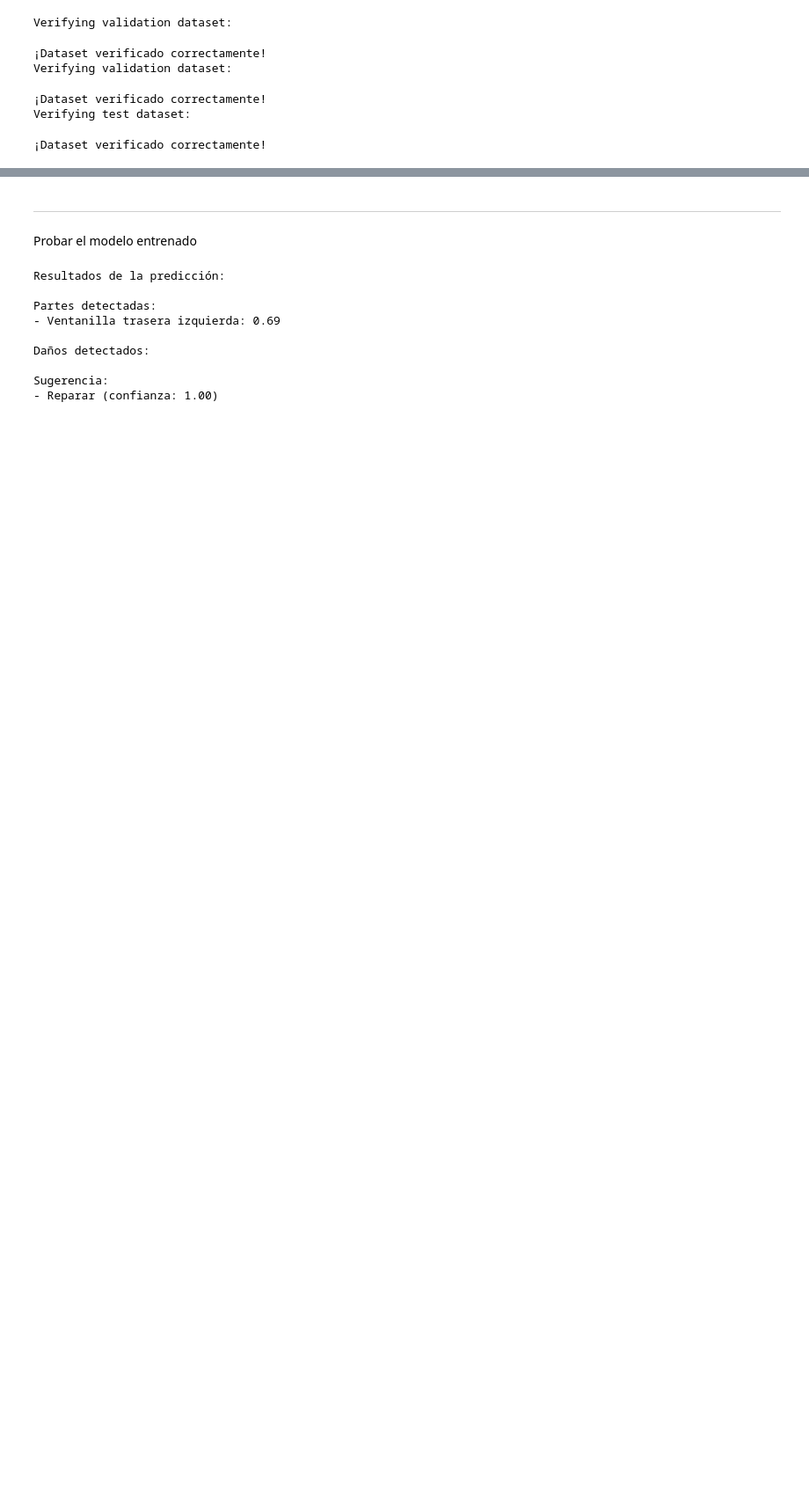
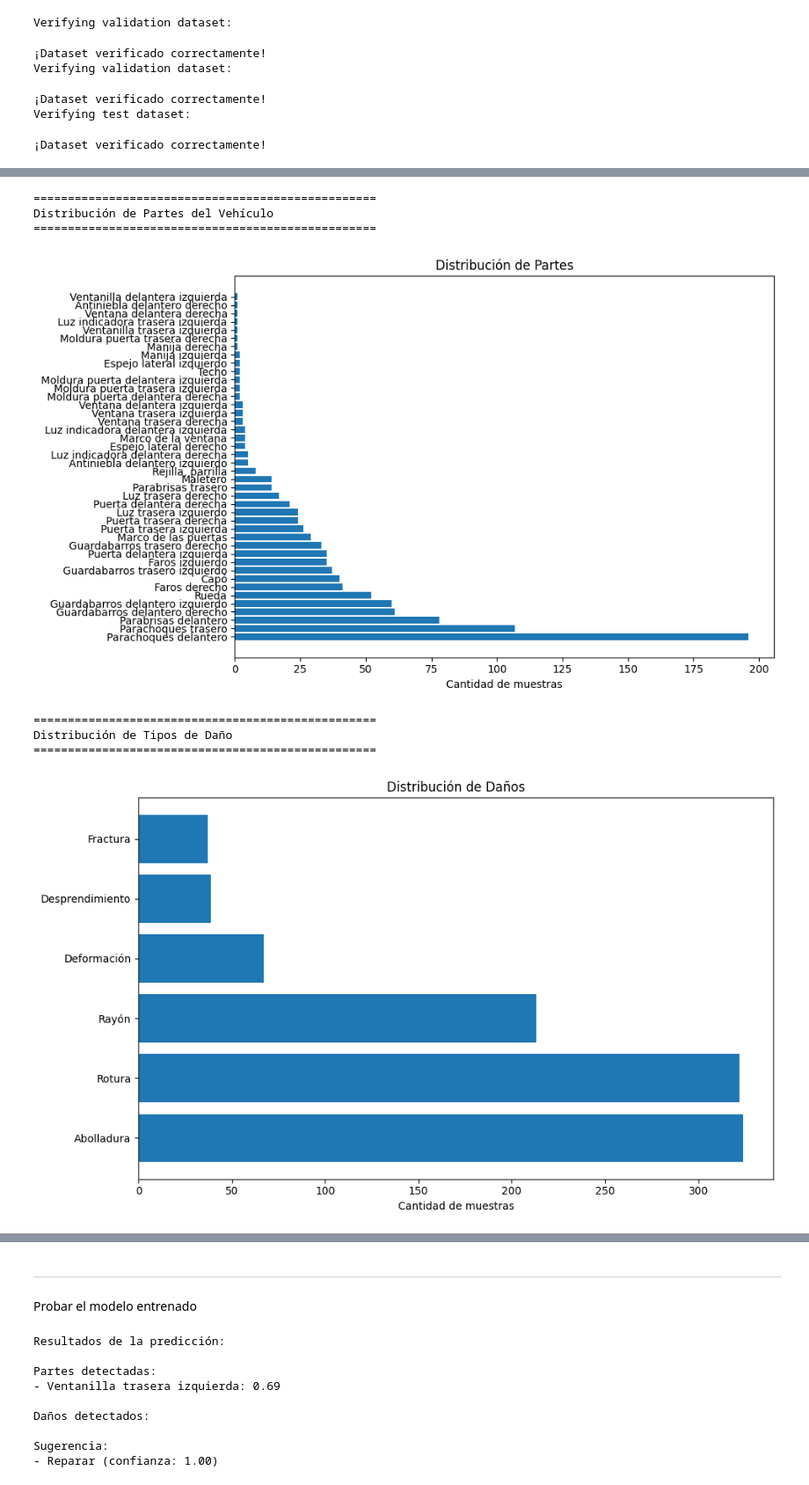
Before and after one commit to ramirezla/VerificacionDeSiniestrosUsandoMultiplesEtiquetas, a Jupyter notebook: DetectarDannosPartesSugerenciasUsandoMultiplesEtiquetas_V5.ipynb, the cells around one changed output, grey strips where cells are left out. Shown at 88% size. Cells and saved outputs as stored; diff of their text form; code cells hidden in the pictures; blank space fills up the shorter version.

Commit message:
Version inicial Verificacion De Siniestros Usando Multiples Etiquetas V6 prediccion

```diff
--- a/DetectarDannosPartesSugerenciasUsandoMultiplesEtiquetas_V5.ipynb
+++ b/DetectarDannosPartesSugerenciasUsandoMultiplesEtiquetas_V5.ipynb
@@ -855,0 +979,7 @@ if __name__ == '__main__':
+# %%
+# =============================================
+# Cargar los datasets
+# =============================================
+multi_train = pd.read_csv('data/fotos_siniestros/datasets/multi_train.csv', sep='|')
+multi_val = pd.read_csv('data/fotos_siniestros/datasets/multi_val.csv', sep='|')
+multi_test = pd.read_csv('data/fotos_siniestros/datasets/multi_test.csv', sep='|')
@@ -855,0 +1797,59 @@ if __name__ == '__main__':
+# %%
+def analyze_labels_graficos(df, plot=True):
+    """Versión mejorada con visualización gráfica"""
+    # Convertir strings a listas si es necesario
+    for col in ['parts', 'damages', 'suggestions']:
+        if isinstance(df[col].iloc[0], str):
+            df[col] = df[col].apply(ast.literal_eval)
+
+    # Función auxiliar para contar y graficar
+    def plot_distribution(values, label_dict, title):
+        counts = Counter([v for labels in values for v in labels])
+        sorted_counts = sorted(counts.items(), key=lambda x: x[1], reverse=True)
+
+        labels = [label_dict[k] for k, v in sorted_counts]
+        values = [v for k, v in sorted_counts]
+
+        plt.figure(figsize=(10, 6))
+        plt.barh(labels, values)
+        plt.title(title)
+        plt.xlabel('Cantidad de muestras')
+        plt.tight_layout()
+        plt.show()
+
+        return counts
+
+    # Analizar y mostrar gráficos
+    print("\n" + "="*50)
+    print("Distribución de Partes del Vehículo")
+    print("="*50)
+    part_counts = plot_distribution(df['parts'], label_to_cls_piezas, "Distribución de Partes")
+
+    print("\n" + "="*50)
+    print("Distribución de Tipos de Daño")
+    print("="*50)
+    damage_counts = plot_distribution(df['damages'], label_to_cls_danos, "Distribución de Daños")
+
+    print("\n" + "="*50)
+    print("Distribución de Sugerencias")
+    print("="*50)
+    sug_counts = plot_distribution(df['suggestions'], label_to_cls_sugerencia, "Distribución de Sugerencias")
+
+    return {
+        'parts': part_counts,
+        'damages': damage_counts,
+        'suggestions': sug_counts
+    }
+
+# Uso
+train_stats = analyze_labels_graficos(multi_train)
+val_stats = analyze_labels_graficos(multi_val)
+# %% [output]
+==================================================
+Distribución de Partes del Vehículo
+==================================================
+[figure, added]
+==================================================
+Distribución de Tipos de Daño
+==================================================
+[figure, added]
```
Also changed, not shown: parts of 20 cells of this notebook, 11 other files.
